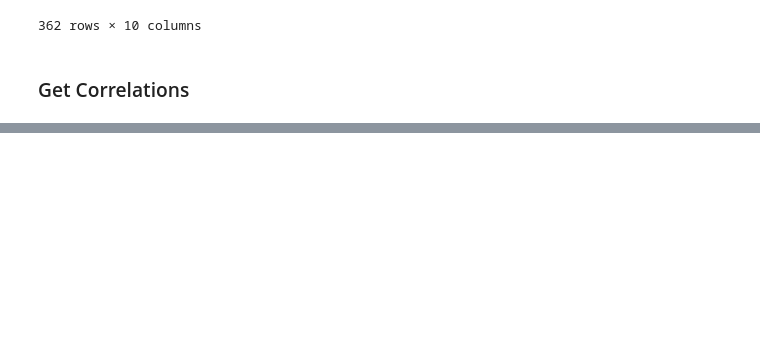
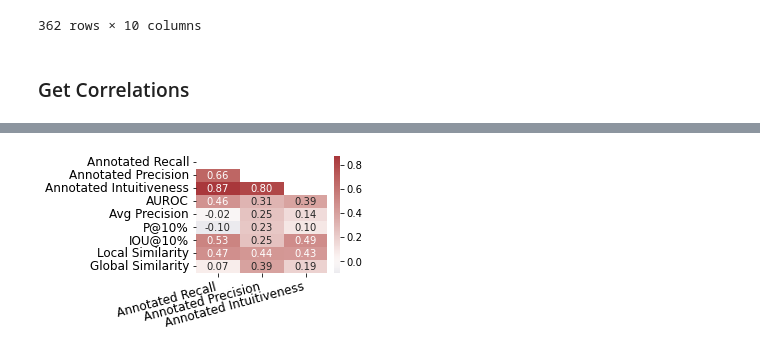
Before and after one commit to strongbeamsprout/gloria-nlp-project, a Jupyter notebook: compare_model_outs3.ipynb, the cells around one changed output, grey strips where cells are left out. Saved outputs shown, nothing was run; the diff lists cells and outputs as text; code cells hidden in the pictures; blank space fills up the shorter version.

```diff
--- a/compare_model_outs3.ipynb
+++ b/compare_model_outs3.ipynb
@@ -885,0 +1052,20 @@ Is Abnormal & -0.064 & 0.078 & -0.044 & -0.218 & 0.137 & 0.300 & 0.103 & -0.073
+# %%
+for i, row in correlation_df[correlation_df.model=='retrainednoattn'].iterrows():
+    correlation_heatmap = {}
+    for metric2 in metrics[:3] + metrics[6:7] + metrics[13:16] + metrics[3:5]:
+        if metric2 == 'no_attn_score' and row.model != 'retrainednoattn':
+            continue
+        correlation_heatmap[metric_names[metric2]] = {}
+        for metric1 in metrics[:3]:
+            if (metric1 + '_and_' + metric2) in row.keys():
+                correlation_heatmap[metric_names[metric2]][metric_names[metric1]] = row[(metric1 + '_and_' + metric2)]
+            elif metric1==metric2:
+                correlation_heatmap[metric_names[metric2]][metric_names[metric1]] = float('nan')
+    correlation_heatmap = pd.DataFrame(correlation_heatmap).transpose()
+    plt.figure(constrained_layout = True, figsize=(4.5,2.5))
+    chart = sns.heatmap(correlation_heatmap, annot=True, fmt='.2f', center=0, cmap='vlag')
+    chart.set_xticklabels(chart.get_xticklabels(), rotation=15, horizontalalignment='right', fontsize=12)
+    chart.set_yticklabels(chart.get_yticklabels(), fontsize=12)
+plt.savefig('metric_corrs_for_' + row.model + '.pdf')
+# %% [output]
+[figure, added]
```
Also changed, not shown: parts of 18 cells of this notebook, 3 other files.
